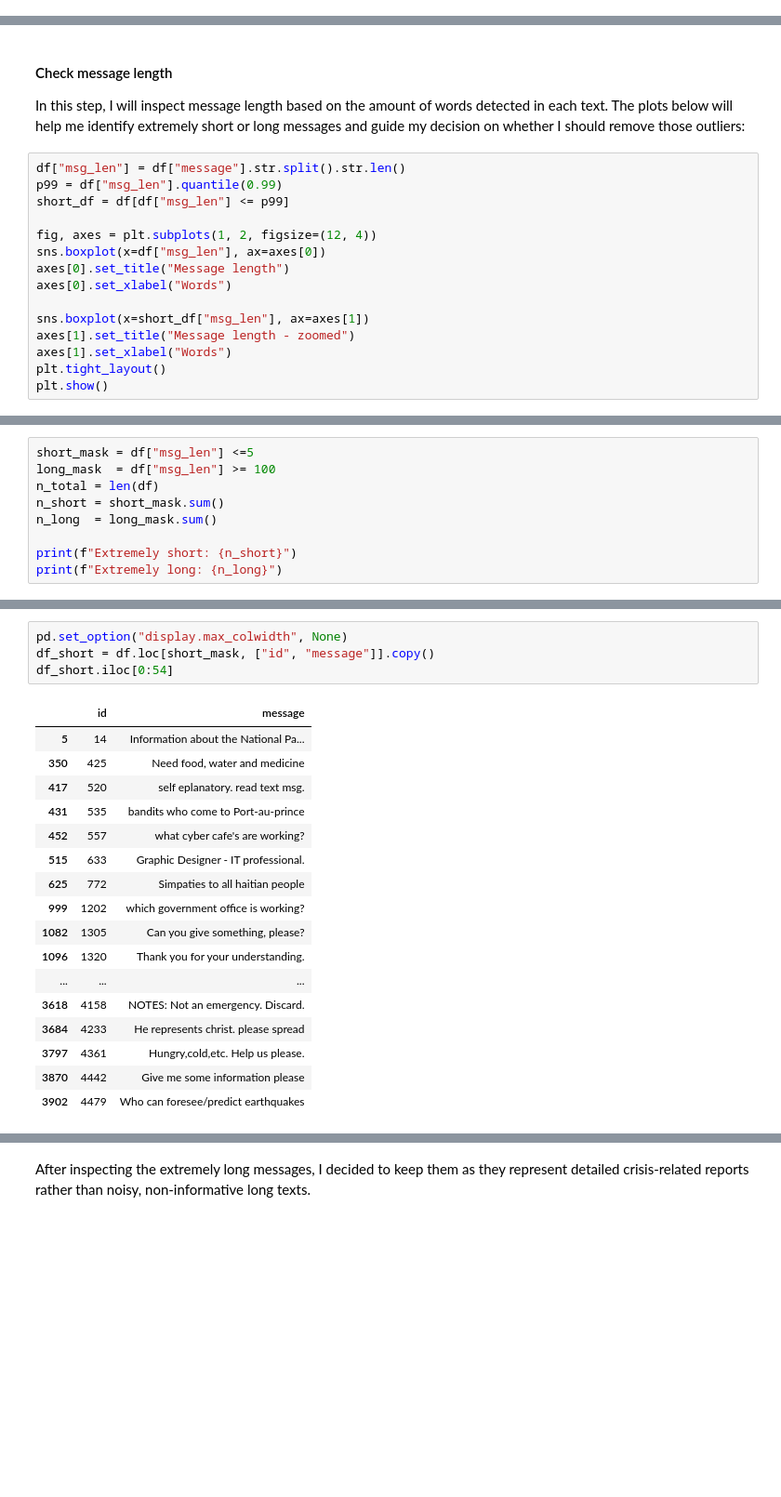
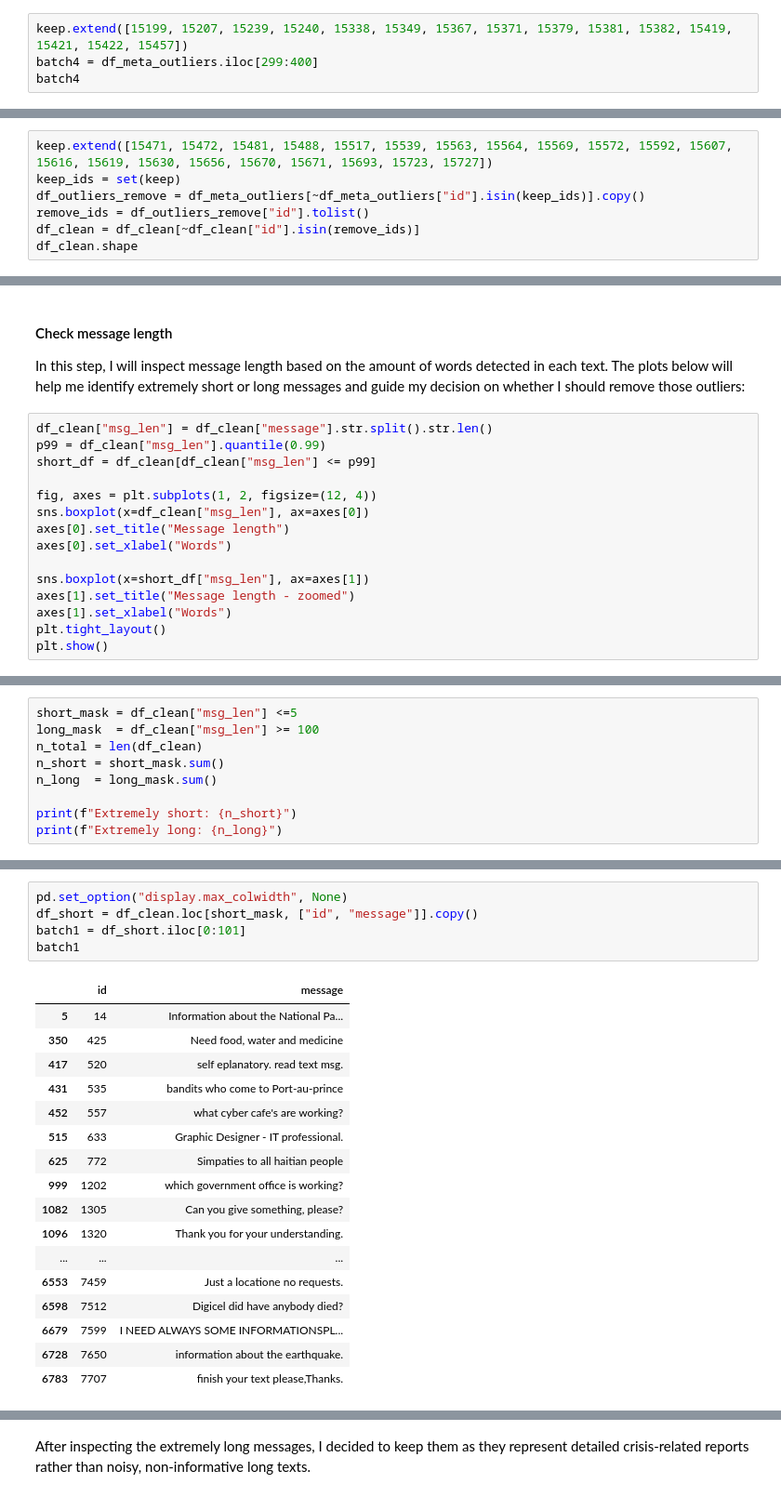
Before and after one commit to KaterinaSSlavova/Crisis-Help-Classification, a Jupyter notebook: Notebooks/02_data_provisioning.ipynb, the cells around one changed output, grey strips where cells are left out. Shown at 93% size. Saved outputs shown, nothing was run; the diff lists cells and outputs as text; blank space fills up the shorter version.

```diff
--- a/Notebooks/02_data_provisioning.ipynb
+++ b/Notebooks/02_data_provisioning.ipynb
@@ -611,0 +723,4 @@ URL messages with >=1 label: 129
+# %%
+keep.extend([15199, 15207, 15239, 15240, 15338, 15349, 15367, 15371, 15379, 15381, 15382, 15419, 15421, 15422, 15457])
+batch4 = df_meta_outliers.iloc[299:400]
+batch4
@@ -611,0 +745,7 @@ URL messages with >=1 label: 129
+# %%
+keep.extend([15471, 15472, 15481, 15488, 15517, 15539, 15563, 15564, 15569, 15572, 15592, 15607, 15616, 15619, 15630, 15656, 15670, 15671, 15693, 15723, 15727])
+keep_ids = set(keep)
+df_outliers_remove = df_meta_outliers[~df_meta_outliers["id"].isin(keep_ids)].copy()
+remove_ids = df_outliers_remove["id"].tolist()
+df_clean = df_clean[~df_clean["id"].isin(remove_ids)]
+df_clean.shape
@@ -613,12 +757,12 @@ URL messages with >=1 label: 129
 #### Check message length
 In this step, I will inspect message length based on the amount of words detected in each text. The plots below will help me identify extremely short or long messages and guide my decision on whether I should remove those outliers:
 # %%
-df["msg_len"] = df["message"].str.split().str.len()
-p99 = df["msg_len"].quantile(0.99)
-short_df = df[df["msg_len"] <= p99]
+df_clean["msg_len"] = df_clean["message"].str.split().str.len()
+p99 = df_clean["msg_len"].quantile(0.99)
+short_df = df_clean[df_clean["msg_len"] <= p99]
 
 fig, axes = plt.subplots(1, 2, figsize=(12, 4))
-sns.boxplot(x=df["msg_len"], ax=axes[0])
+sns.boxplot(x=df_clean["msg_len"], ax=axes[0])
 axes[0].set_title("Message length")
 axes[0].set_xlabel("Words")
 
@@ -652,7 +796,7 @@ Do inspect extreme messages, I created two boolean masks - for those with at mos
 # %%
-short_mask = df["msg_len"] <=5
-long_mask  = df["msg_len"] >= 100
-n_total = len(df)
+short_mask = df_clean["msg_len"] <=5
+long_mask  = df_clean["msg_len"] >= 100
+n_total = len(df_clean)
 n_short = short_mask.sum()
 n_long  = long_mask.sum()
 
@@ -666,22 +810,23 @@ The results show that there are 371 extremely short and 108 extremely long messa
 # %%
 pd.set_option("display.max_colwidth", None)
-df_short = df.loc[short_mask, ["id", "message"]].copy()
-df_short.iloc[0:54]
+df_short = df_clean.loc[short_mask, ["id", "message"]].copy()
+batch1 = df_short.iloc[0:101]
+batch1
 # %% [output]
 |  | id | message |
 | 5 | 14 | Information about the National Pa... |
 | 350 | 425 | Need food, water and medicine |
 | 417 | 520 | self eplanatory. read text msg. |
 | 431 | 535 | bandits who come to Port-au-prince |
 | 452 | 557 | what cyber cafe's are working? |
 | 515 | 633 | Graphic Designer - IT professional. |
 | 625 | 772 | Simpaties to all haitian people |
 | 999 | 1202 | which government office is working? |
 | 1082 | 1305 | Can you give something, please? |
 | 1096 | 1320 | Thank you for your understanding. |
 | ... | ... | ... |
-| 3618 | 4158 | NOTES: Not an emergency. Discard. |
-| 3684 | 4233 | He represents christ. please spread |
-| 3797 | 4361 | Hungry,cold,etc. Help us please. |
-| 3870 | 4442 | Give me some information please |
-| 3902 | 4479 | Who can foresee/predict earthquakes |
+| 6553 | 7459 | Just a locatione no requests. |
+| 6598 | 7512 | Digicel did have anybody died? |
+| 6679 | 7599 | I NEED ALWAYS SOME INFORMATIONSPL... |
+| 6728 | 7650 | information about the earthquake. |
+| 6783 | 7707 | finish your text please,Thanks. |
```
Also changed, not shown: parts of 61 cells of this notebook, 12 other files.
